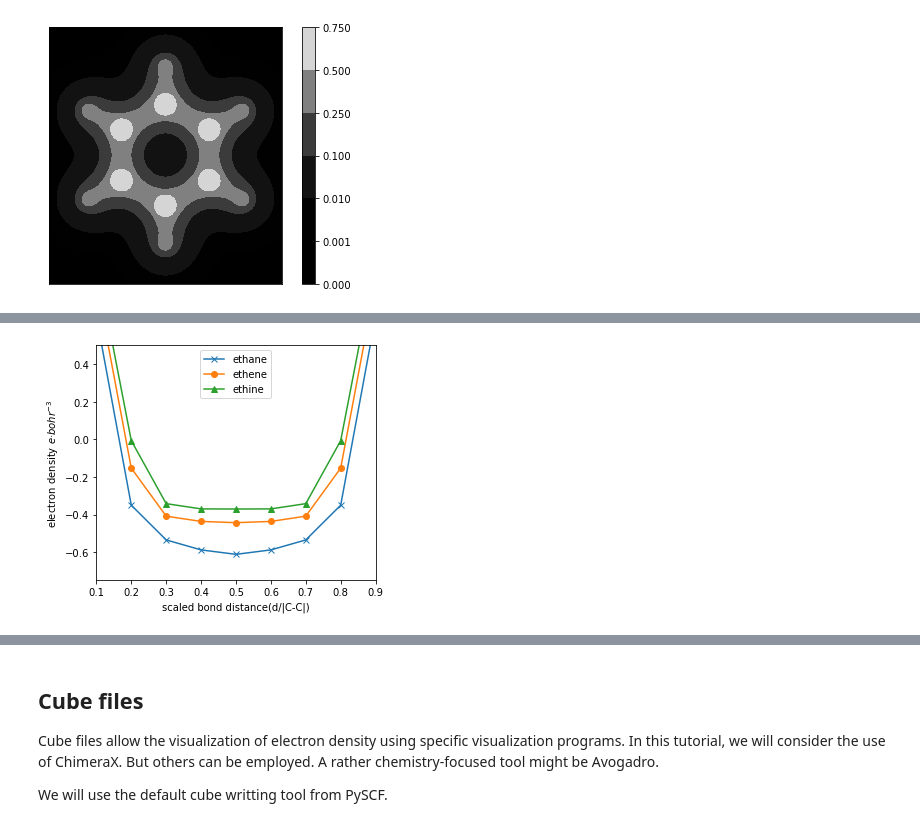
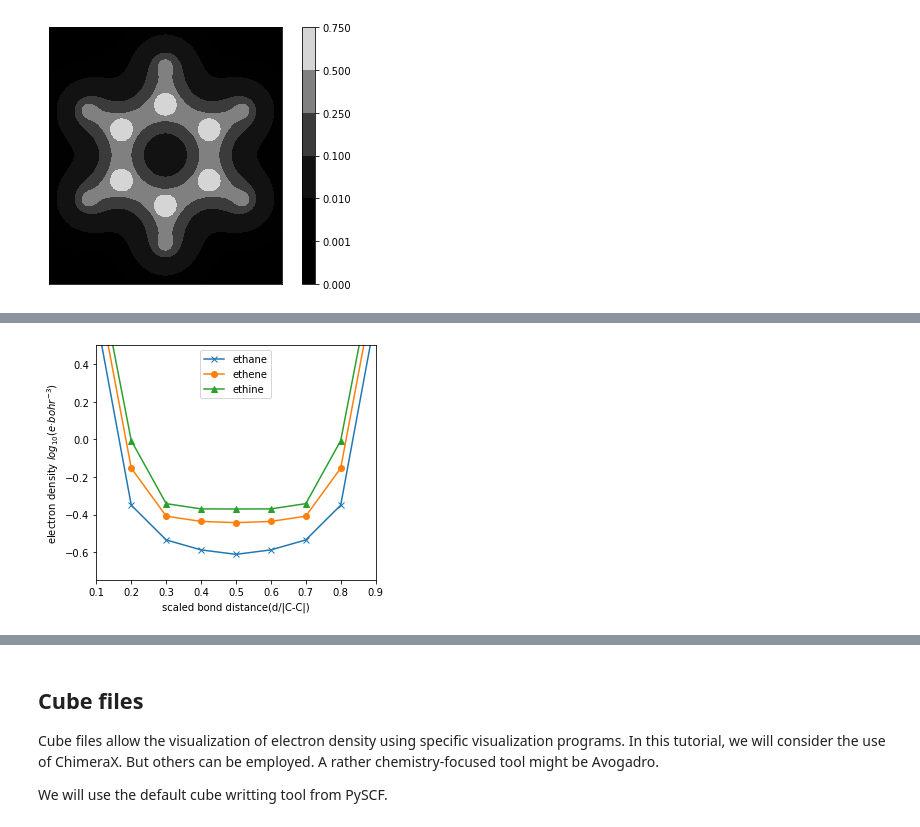
Before and after one commit to brunocuevas/density-learning-tutorials, a Jupyter notebook: 01-PySCF.ipynb, the cells around one changed output, grey strips where cells are left out. Cells and saved outputs as stored; diff of their text form; code cells hidden in the pictures.

```diff
--- a/01-PySCF.ipynb
+++ b/01-PySCF.ipynb
@@ -135,26 +135,22 @@ for mol_name, symbol in mol_name_dict.items():
     mol.atom = 'examples/{:s}.xyz'.format(mol_name)
     mol.basis = 'cc-pvtz'
     mol.build()
-
     mf = dft.RKS(mol)
     mf.xc = 'b3lyp' # Other functionals can be used: wb97x, b3lyp, m06, ...
     mf.kernel()
-
     c1 = mol.atom_coords()[0, :]
     c2 = mol.atom_coords()[1, :]
     d = c2 - c1
     d = d / 10
     r = c1 + np.arange(11).reshape(-1, 1) * d
-
     p = density(mol, mf, r)
-
     ax.plot(np.arange(11) / 10, np.log10(p), label=mol_name, marker=symbol)
 
 ax.legend()
 ax.set_ylim(-0.75, 0.5)
 ax.set_xlim(0.1, 0.9)
 ax.set_xlabel('scaled bond distance(d/|C-C|)')
-ax.set_ylabel('electron density $e·bohr^{-3}$')
+ax.set_ylabel('electron density $log_{10} ( e·bohr^{-3} ) $')
 fig.tight_layout()
 plt.savefig('./examples/cc_bond.density.png', dpi=300)
 plt.show()
@@ -165 +161 @@ converged SCF energy = -77.3123436078042
-[figure, old version]
+[figure, new version]
```
Also changed, not shown: parts of 22 cells of this notebook, 6 other files.
